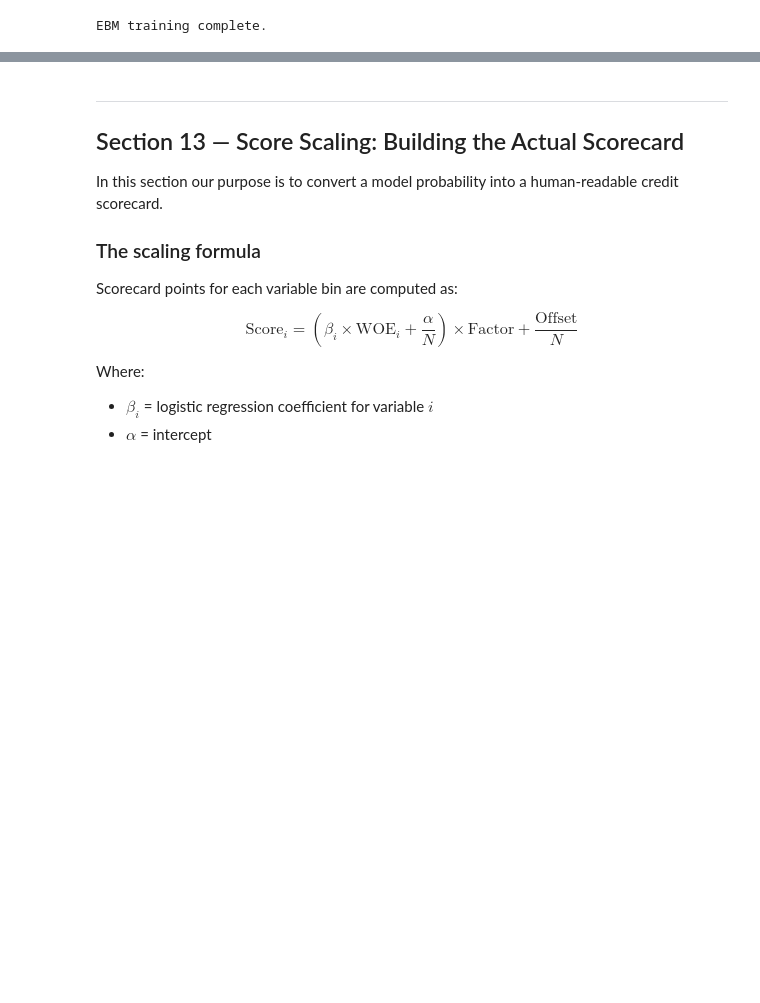
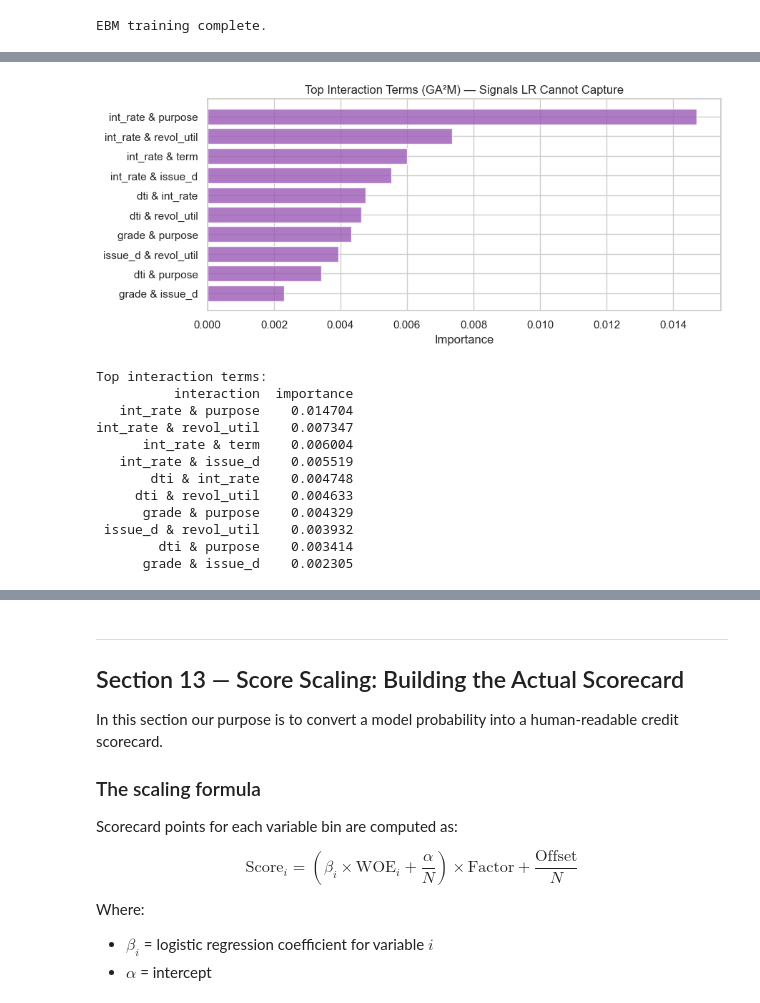
Before and after one commit to sandipanarnab/loan_repayment_credit_score_detection, a Jupyter notebook: notebook/credit_scorecard.ipynb, the cells around one changed output, grey strips where cells are left out. Drawn from its saved outputs; the diff is of its cells as text; code cells hidden in the pictures; blank space fills up the shorter version.

```diff
--- a/notebook/credit_scorecard.ipynb
+++ b/notebook/credit_scorecard.ipynb
@@ -1246,0 +1415,50 @@ EBM training complete.
+# %%
+# ── Step 6: Interaction terms ─────────────────────────────────────────────────
+# Inference: Interaction terms show where two features JOINTLY influence
+# risk beyond their individual effects. A strong interaction that IV missed
+# is genuinely new information — it cannot be captured by LR at all.
+# Example: low income AND high DTI is far riskier than either alone.
+
+interaction_terms = [
+    name for name in ebm.term_names_
+    if ' x ' in name or ' & ' in name
+]
+interaction_importance = []
+for name in interaction_terms:
+    idx = list(ebm.term_names_).index(name)
+    interaction_importance.append({
+        'interaction': name,
+        'importance' : ebm.term_importances()[idx]
+    })
+
+int_df = (pd.DataFrame(interaction_importance)
+          .sort_values('importance', ascending=False)
+          .head(10)
+          .reset_index(drop=True))
+
+if not int_df.empty:
+    fig, ax = plt.subplots(figsize=(9, 4))
+    ax.barh(int_df['interaction'][::-1], int_df['importance'][::-1],
+            color='#9B59B6', alpha=0.8)
+    ax.set_title('Top Interaction Terms (GA²M) — Signals LR Cannot Capture')
+    ax.set_xlabel('Importance')
+    plt.tight_layout()
+    plt.show()
+    print('\nTop interaction terms:')
+    print(int_df.to_string(index=False))
+else:
+    print('No meaningful interaction terms found — LR linearity assumption holds.')
+# %% [output]
+[figure, added]
+Top interaction terms:
+          interaction  importance
+   int_rate & purpose    0.014704
+int_rate & revol_util    0.007347
+      int_rate & term    0.006004
+   int_rate & issue_d    0.005519
+       dti & int_rate    0.004748
+     dti & revol_util    0.004633
+      grade & purpose    0.004329
+ issue_d & revol_util    0.003932
+        dti & purpose    0.003414
+      grade & issue_d    0.002305
```
Also changed, not shown: parts of 4 cells of this notebook.
